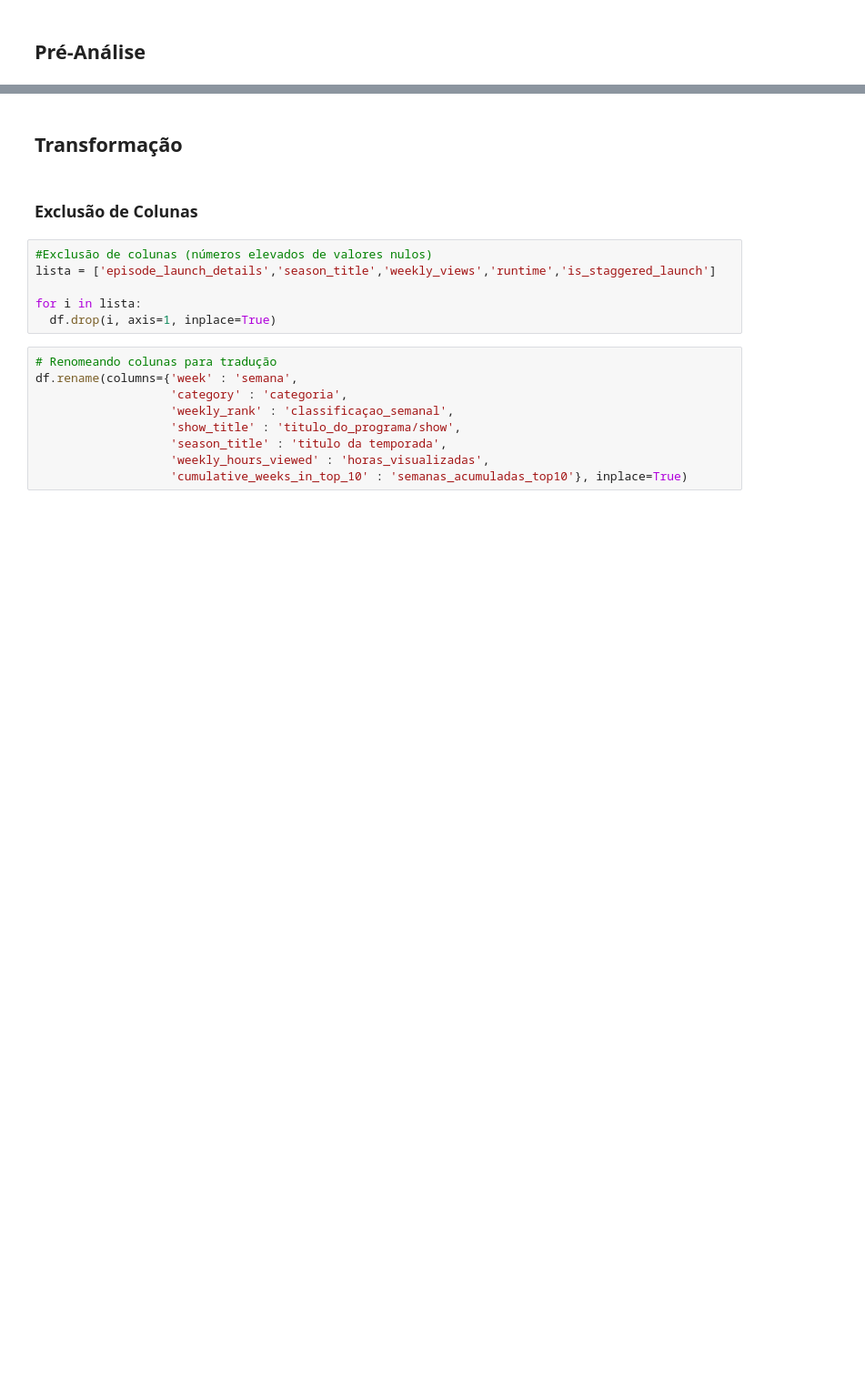
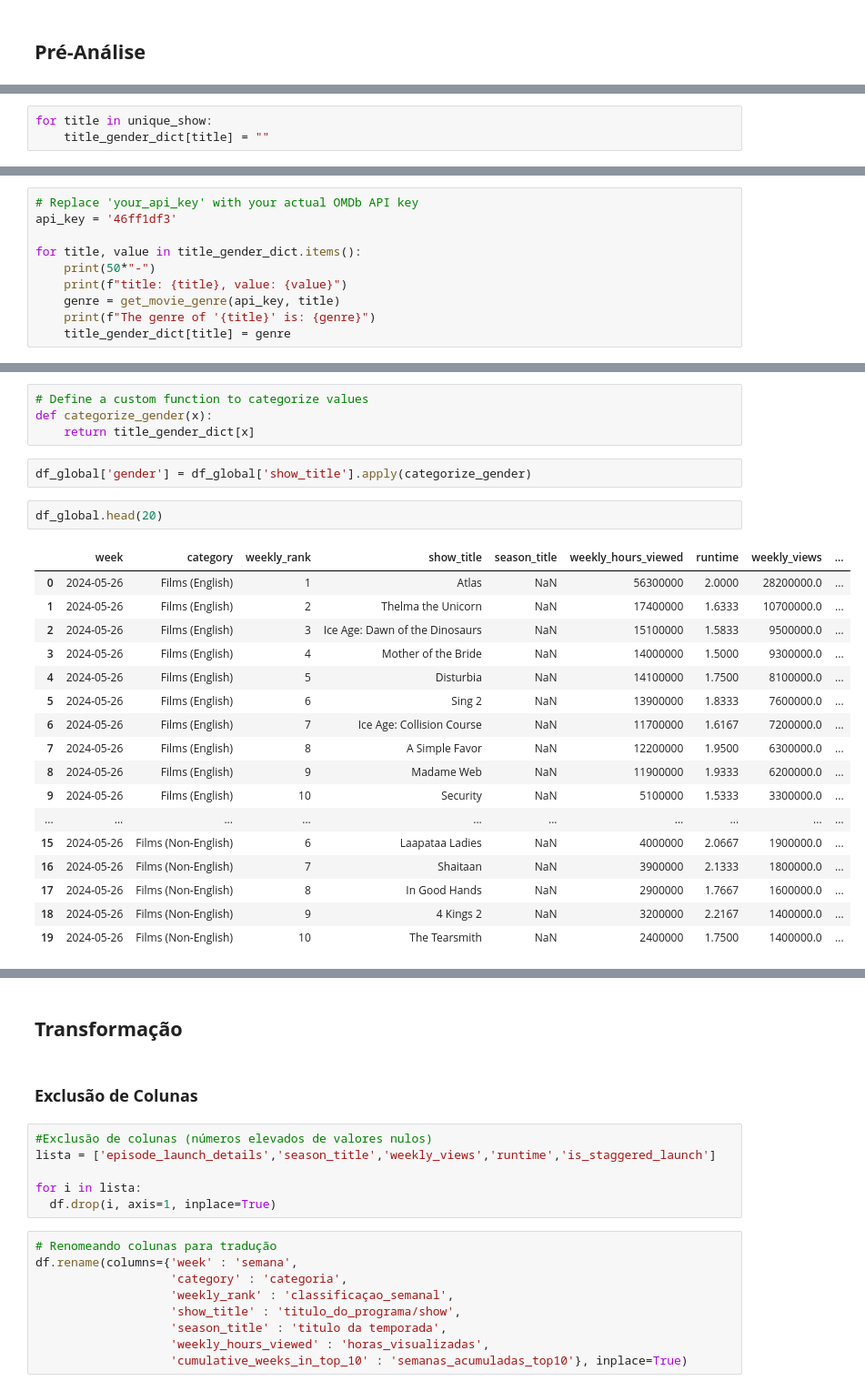
Before and after one commit to soadD/netflix_data, a Jupyter notebook: tabela_global_ETL.ipynb, the cells around one changed output, grey strips where cells are left out. Shown at 91% size. Drawn from its saved outputs; the diff is of its cells as text; blank space fills up the shorter version.

Commit message:
gender data added to titles

```diff
--- a/tabela_global_ETL.ipynb
+++ b/tabela_global_ETL.ipynb
@@ -60,0 +124,3 @@ Coluna week é uma série temporal, porém está em object (string) ao invés de
+# %%
+for title in unique_show:
+    title_gender_dict[title] = ""
@@ -60,0 +147,10 @@ Coluna week é uma série temporal, porém está em object (string) ao invés de
+# %%
+# Replace 'your_api_key' with your actual OMDb API key
+api_key = '46ff1df3'
+
+for title, value in title_gender_dict.items():
+    print(50*"-")
+    print(f"title: {title}, value: {value}")
+    genre = get_movie_genre(api_key, title)
+    print(f"The genre of '{title}' is: {genre}")
+    title_gender_dict[title] = genre
@@ -60,0 +195,26 @@ Coluna week é uma série temporal, porém está em object (string) ao invés de
+# %%
+# Define a custom function to categorize values
+def categorize_gender(x):
+    return title_gender_dict[x]
+# %%
+df_global['gender'] = df_global['show_title'].apply(categorize_gender)
+# %%
+df_global.head(20)
+# %% [output]
+|  | week | category | weekly_rank | show_title | season_title | weekly_hours_viewed | runtime | weekly_views | ... |
+| 0 | 2024-05-26 | Films (English) | 1 | Atlas | NaN | 56300000 | 2.0000 | 28200000.0 | ... |
+| 1 | 2024-05-26 | Films (English) | 2 | Thelma the Unicorn | NaN | 17400000 | 1.6333 | 10700000.0 | ... |
+| 2 | 2024-05-26 | Films (English) | 3 | Ice Age: Dawn of the Dinosaurs | NaN | 15100000 | 1.5833 | 9500000.0 | ... |
+| 3 | 2024-05-26 | Films (English) | 4 | Mother of the Bride | NaN | 14000000 | 1.5000 | 9300000.0 | ... |
+| 4 | 2024-05-26 | Films (English) | 5 | Disturbia | NaN | 14100000 | 1.7500 | 8100000.0 | ... |
+| 5 | 2024-05-26 | Films (English) | 6 | Sing 2 | NaN | 13900000 | 1.8333 | 7600000.0 | ... |
+| 6 | 2024-05-26 | Films (English) | 7 | Ice Age: Collision Course | NaN | 11700000 | 1.6167 | 7200000.0 | ... |
+| 7 | 2024-05-26 | Films (English) | 8 | A Simple Favor | NaN | 12200000 | 1.9500 | 6300000.0 | ... |
+| 8 | 2024-05-26 | Films (English) | 9 | Madame Web | NaN | 11900000 | 1.9333 | 6200000.0 | ... |
+| 9 | 2024-05-26 | Films (English) | 10 | Security | NaN | 5100000 | 1.5333 | 3300000.0 | ... |
+| ... | ... | ... | ... | ... | ... | ... | ... | ... | ... |
+| 15 | 2024-05-26 | Films (Non-English) | 6 | Laapataa Ladies | NaN | 4000000 | 2.0667 | 1900000.0 | ... |
+| 16 | 2024-05-26 | Films (Non-English) | 7 | Shaitaan | NaN | 3900000 | 2.1333 | 1800000.0 | ... |
+| 17 | 2024-05-26 | Films (Non-English) | 8 | In Good Hands | NaN | 2900000 | 1.7667 | 1600000.0 | ... |
+| 18 | 2024-05-26 | Films (Non-English) | 9 | 4 Kings 2 | NaN | 3200000 | 2.2167 | 1400000.0 | ... |
+| 19 | 2024-05-26 | Films (Non-English) | 10 | The Tearsmith | NaN | 2400000 | 1.7500 | 1400000.0 | ... |
```
Also changed, not shown: parts of 35 cells of this notebook, 1 other file.
